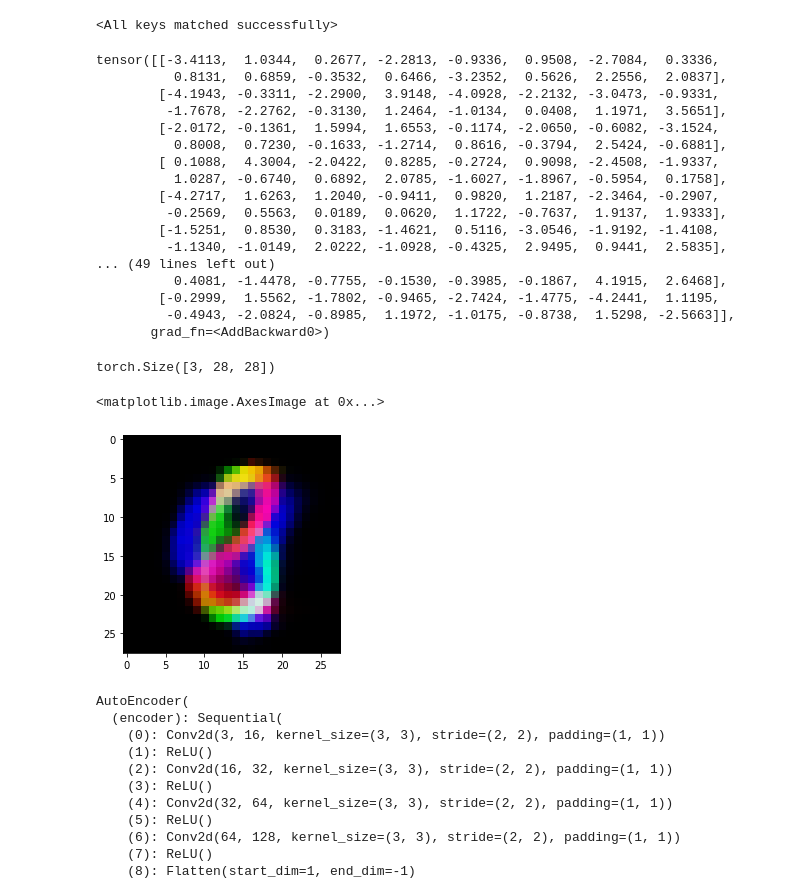
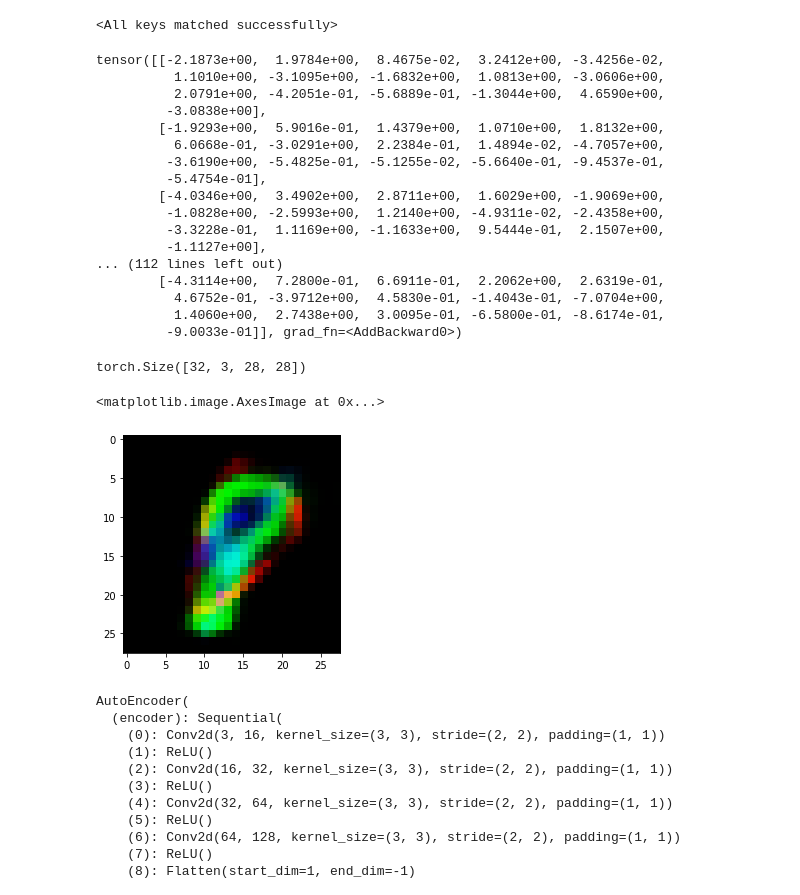
Before and after one commit to mikkeldah/IT3030---Deep-Learning, a Jupyter notebook: Project 3 - Deep Generative Models/ae_rgb_generator.ipynb, the cells around one changed output. Drawn from its saved outputs; the diff is of its cells as text; code cells hidden in the pictures.

```diff
--- a/Project 3 - Deep Generative Models/ae_rgb_generator.ipynb
+++ b/Project 3 - Deep Generative Models/ae_rgb_generator.ipynb
@@ -14,7 +14,7 @@ import torch.nn.functional as F
 from utils import *
 # %%
 model = AutoEncoder(in_channels=3)
-model.load_state_dict(torch.load('trained_models/auto_encoder_rgb.pt'))
+model.load_state_dict(torch.load('trained_models/auto_encoder_rgb.pt', map_location=torch.device('cpu')))
 # %% [output]
 <All keys matched successfully>
 # %%
@@ -35,7 +35,7 @@ y_test = torch.from_numpy(y_test.astype(np.float32))
 test_dataset = TensorDataset(x_test, y_test)
 test_loader = DataLoader(dataset=test_dataset, batch_size=32)
 
-images, _ = iter(test_loader).next()
+images, _ = next(iter(test_loader))
 latent = model.encoder(images)
 
 mean = latent.mean(dim=0)
@@ -45,36 +45,36 @@ z = torch.randn(32, 16) * std + mean
 
 z
 # %% [output]
-tensor([[-3.4113,  1.0344,  0.2677, -2.2813, -0.9336,  0.9508, -2.7084,  0.3336,
-          0.8131,  0.6859, -0.3532,  0.6466, -3.2352,  0.5626,  2.2556,  2.0837],
-        [-4.1943, -0.3311, -2.2900,  3.9148, -4.0928, -2.2132, -3.0473, -0.9331,
-         -1.7678, -2.2762, -0.3130,  1.2464, -1.0134,  0.0408,  1.1971,  3.5651],
-        [-2.0172, -0.1361,  1.5994,  1.6553, -0.1174, -2.0650, -0.6082, -3.1524,
-          0.8008,  0.7230, -0.1633, -1.2714,  0.8616, -0.3794,  2.5424, -0.6881],
-        [ 0.1088,  4.3004, -2.0422,  0.8285, -0.2724,  0.9098, -2.4508, -1.9337,
-          1.0287, -0.6740,  0.6892,  2.0785, -1.6027, -1.8967, -0.5954,  0.1758],
-        [-4.2717,  1.6263,  1.2040, -0.9411,  0.9820,  1.2187, -2.3464, -0.2907,
-         -0.2569,  0.5563,  0.0189,  0.0620,  1.1722, -0.7637,  1.9137,  1.9333],
-        [-1.5251,  0.8530,  0.3183, -1.4621,  0.5116, -3.0546, -1.9192, -1.4108,
-         -1.1340, -1.0149,  2.0222, -1.0928, -0.4325,  2.9495,  0.9441,  2.5835],
-... (49 lines left out)
-          0.4081, -1.4478, -0.7755, -0.1530, -0.3985, -0.1867,  4.1915,  2.6468],
-        [-0.2999,  1.5562, -1.7802, -0.9465, -2.7424, -1.4775, -4.2441,  1.1195,
-         -0.4943, -2.0824, -0.8985,  1.1972, -1.0175, -0.8738,  1.5298, -2.5663]],
-       grad_fn=<AddBackward0>)
+tensor([[-2.1873e+00,  1.9784e+00,  8.4675e-02,  3.2412e+00, -3.4256e-02,
+          1.1010e+00, -3.1095e+00, -1.6832e+00,  1.0813e+00, -3.0606e+00,
+          2.0791e+00, -4.2051e-01, -5.6889e-01, -1.3044e+00,  4.6590e+00,
+         -3.0838e+00],
+        [-1.9293e+00,  5.9016e-01,  1.4379e+00,  1.0710e+00,  1.8132e+00,
+          6.0668e-01, -3.0291e+00,  2.2384e-01,  1.4894e-02, -4.7057e+00,
+         -3.6190e+00, -5.4825e-01, -5.1255e-02, -5.6640e-01, -9.4537e-01,
+         -5.4754e-01],
+        [-4.0346e+00,  3.4902e+00,  2.8711e+00,  1.6029e+00, -1.9069e+00,
+         -1.0828e+00, -2.5993e+00,  1.2140e+00, -4.9311e-02, -2.4358e+00,
+         -3.3228e-01,  1.1169e+00, -1.1633e+00,  9.5444e-01,  2.1507e+00,
+         -1.1127e+00],
+... (112 lines left out)
+        [-4.3114e+00,  7.2800e-01,  6.6911e-01,  2.2062e+00,  2.6319e-01,
+          4.6752e-01, -3.9712e+00,  4.5830e-01, -1.4043e-01, -7.0704e+00,
+          1.4060e+00,  2.7438e+00,  3.0095e-01, -6.5800e-01, -8.6174e-01,
+         -9.0033e-01]], grad_fn=<AddBackward0>)
 # %%
 model.eval()
 with torch.no_grad():
-    generated_image = model.decoder(z)[0]
+    generated_images = model.decoder(z)
 # %%
-generated_image.shape
+generated_images.shape
 # %% [output]
-torch.Size([3, 28, 28])
+torch.Size([32, 3, 28, 28])
 # %%
-plt.imshow(generated_image.permute(1, 2, 0))
+plt.imshow(generated_images[0].permute(1, 2, 0))
 # %% [output]
 <matplotlib.image.AxesImage at 0x...>
-[figure, old version]
+[figure, new version]
 # %%
 model
 # %% [output]
```
Also changed, not shown: parts of 6 cells of this notebook, 7 other files.
